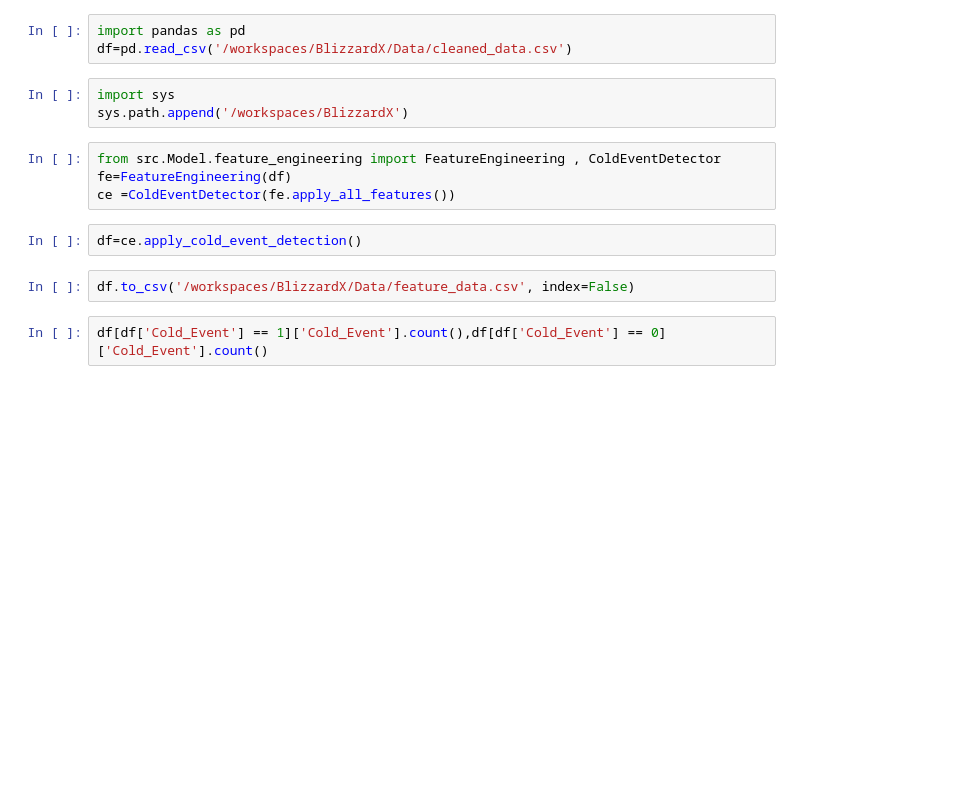
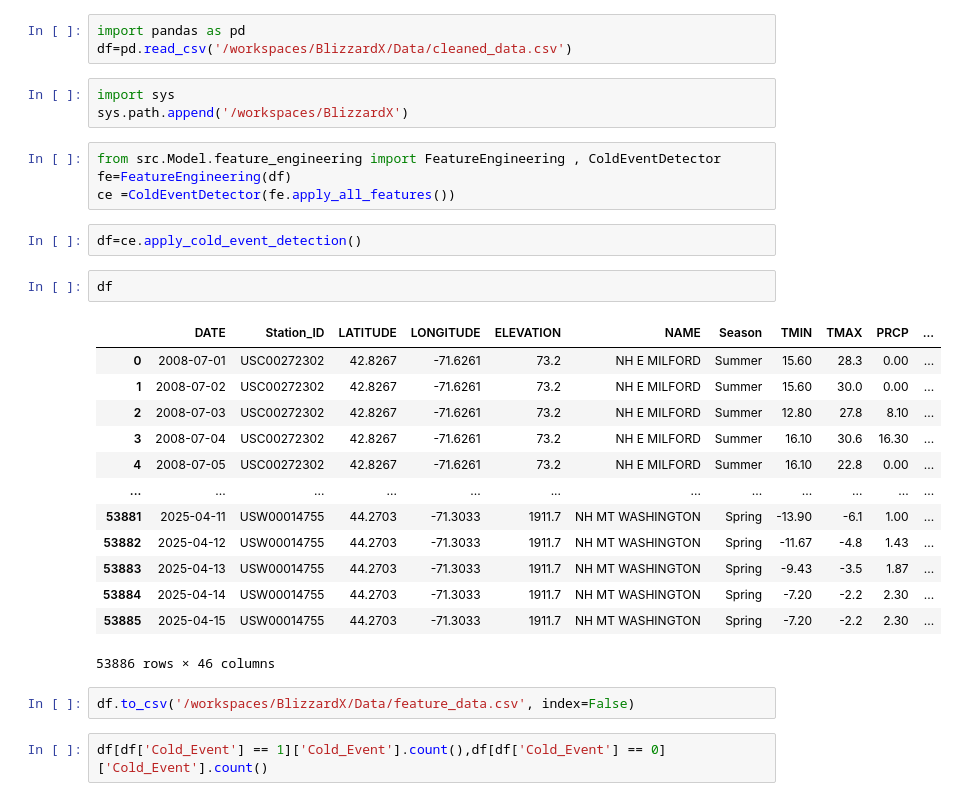
Before and after one commit to loki-k4/BlizzardX, a Jupyter notebook: Notebooks/model.ipynb, the cells around one changed output. Saved outputs shown, nothing was run; the diff lists cells and outputs as text; blank space fills up the shorter version.

```diff
--- a/Notebooks/model.ipynb
+++ b/Notebooks/model.ipynb
@@ -10,6 +10,22 @@ fe=FeatureEngineering(df)
 ce =ColdEventDetector(fe.apply_all_features())
 # %%
 df=ce.apply_cold_event_detection()
+# %%
+df
+# %% [output]
+|  | DATE | Station_ID | LATITUDE | LONGITUDE | ELEVATION | NAME | Season | TMIN | TMAX | PRCP | ... |
+| 0 | 2008-07-01 | USC00272302 | 42.8267 | -71.6261 | 73.2 | NH E MILFORD | Summer | 15.60 | 28.3 | 0.00 | ... |
+| 1 | 2008-07-02 | USC00272302 | 42.8267 | -71.6261 | 73.2 | NH E MILFORD | Summer | 15.60 | 30.0 | 0.00 | ... |
+| 2 | 2008-07-03 | USC00272302 | 42.8267 | -71.6261 | 73.2 | NH E MILFORD | Summer | 12.80 | 27.8 | 8.10 | ... |
+| 3 | 2008-07-04 | USC00272302 | 42.8267 | -71.6261 | 73.2 | NH E MILFORD | Summer | 16.10 | 30.6 | 16.30 | ... |
+| 4 | 2008-07-05 | USC00272302 | 42.8267 | -71.6261 | 73.2 | NH E MILFORD | Summer | 16.10 | 22.8 | 0.00 | ... |
+| ... | ... | ... | ... | ... | ... | ... | ... | ... | ... | ... | ... |
+| 53881 | 2025-04-11 | USW00014755 | 44.2703 | -71.3033 | 1911.7 | NH MT WASHINGTON | Spring | -13.90 | -6.1 | 1.00 | ... |
+| 53882 | 2025-04-12 | USW00014755 | 44.2703 | -71.3033 | 1911.7 | NH MT WASHINGTON | Spring | -11.67 | -4.8 | 1.43 | ... |
+| 53883 | 2025-04-13 | USW00014755 | 44.2703 | -71.3033 | 1911.7 | NH MT WASHINGTON | Spring | -9.43 | -3.5 | 1.87 | ... |
+| 53884 | 2025-04-14 | USW00014755 | 44.2703 | -71.3033 | 1911.7 | NH MT WASHINGTON | Spring | -7.20 | -2.2 | 2.30 | ... |
+| 53885 | 2025-04-15 | USW00014755 | 44.2703 | -71.3033 | 1911.7 | NH MT WASHINGTON | Spring | -7.20 | -2.2 | 2.30 | ... |
+53886 rows × 46 columns
 # %%
 df.to_csv('/workspaces/BlizzardX/Data/feature_data.csv', index=False)
 # %%
```
Also changed, not shown: parts of 8 cells of this notebook, 44 other files.
